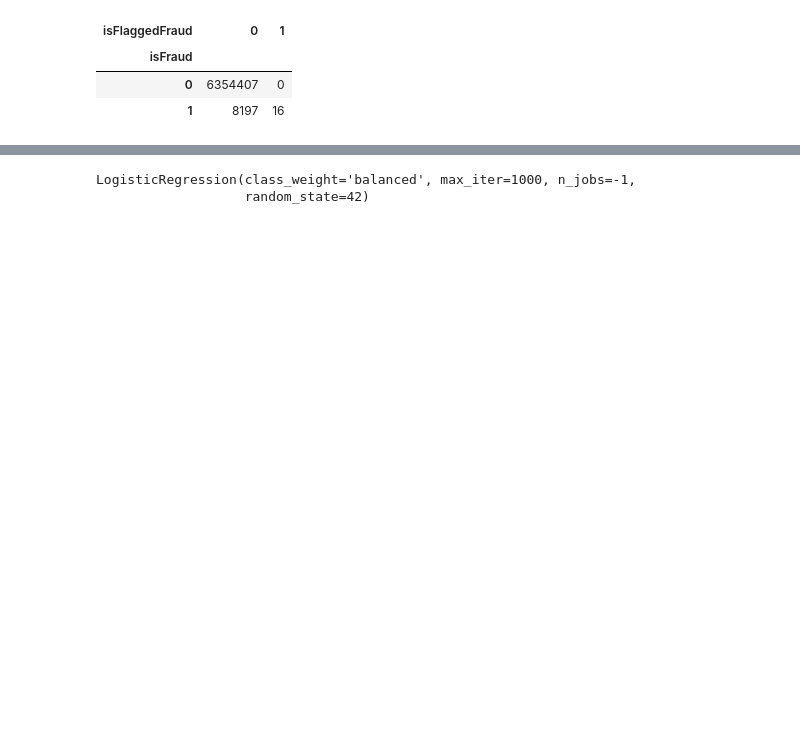
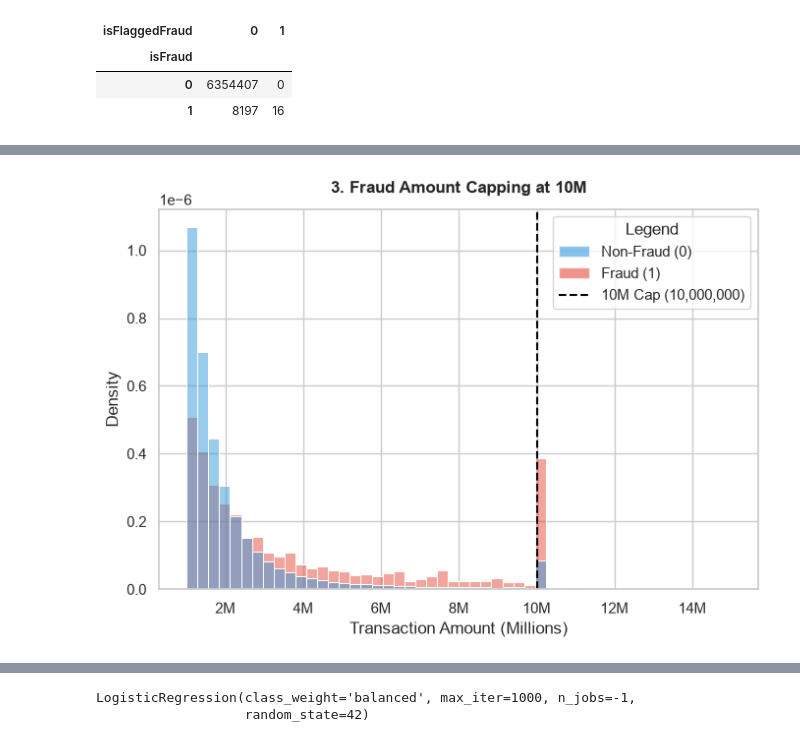
Before and after one commit to hoang2008an/Nhom01_GDG, a Jupyter notebook: notebooks/paysim/paysim_fraud_detection.ipynb, the cells around one changed output, grey strips where cells are left out. Drawn from its saved outputs; the diff is of its cells as text; code cells hidden in the pictures; blank space fills up the shorter version.

```diff
--- a/notebooks/paysim/paysim_fraud_detection.ipynb
+++ b/notebooks/paysim/paysim_fraud_detection.ipynb
@@ -198,0 +197,35 @@ df
+# %%
+# %% [EDA 3.3] Fraud Capping Effect at 10M (1M - 15M Range)
+from matplotlib.patches import Patch
+from matplotlib.lines import Line2D
+from matplotlib.ticker import FuncFormatter
+
+df_high = df[(df['amount'] >= 1_000_000) & (df['amount'] <= 15_000_000)]
+
+plt.figure(figsize=(7, 5))
+ax3 = sns.histplot(
+    data=df_high, x='amount', hue='isFraud',
+    palette=palette, bins=50, common_norm=False,
+    stat='density', legend=False
+)
+ax3.axvline(10_000_000, color='black', linestyle='--', linewidth=1.5)
+
+
+ax3.xaxis.set_major_formatter(FuncFormatter(lambda x, _: f'{x/1e6:.0f}M'))
+
+
+legend_elements_3 = [
+    Patch(facecolor=palette[0], edgecolor='white', alpha=0.6, label='Non-Fraud (0)'),
+    Patch(facecolor=palette[1], edgecolor='white', alpha=0.6, label='Fraud (1)'),
+    Line2D([0], [0], color='black', linestyle='--', linewidth=1.5, label='10M Cap (10,000,000)')
+]
+ax3.legend(handles=legend_elements_3, title='Legend', loc='upper right', frameon=True)
+
+ax3.set_title('3. Fraud Amount Capping at 10M', fontweight='bold', pad=12)
+ax3.set_xlabel('Transaction Amount (Millions)')
+ax3.set_ylabel('Density')
+
+plt.tight_layout()
+plt.show()
+# %% [output]
+[figure, added]
```
Also changed, not shown: parts of 34 cells of this notebook.
